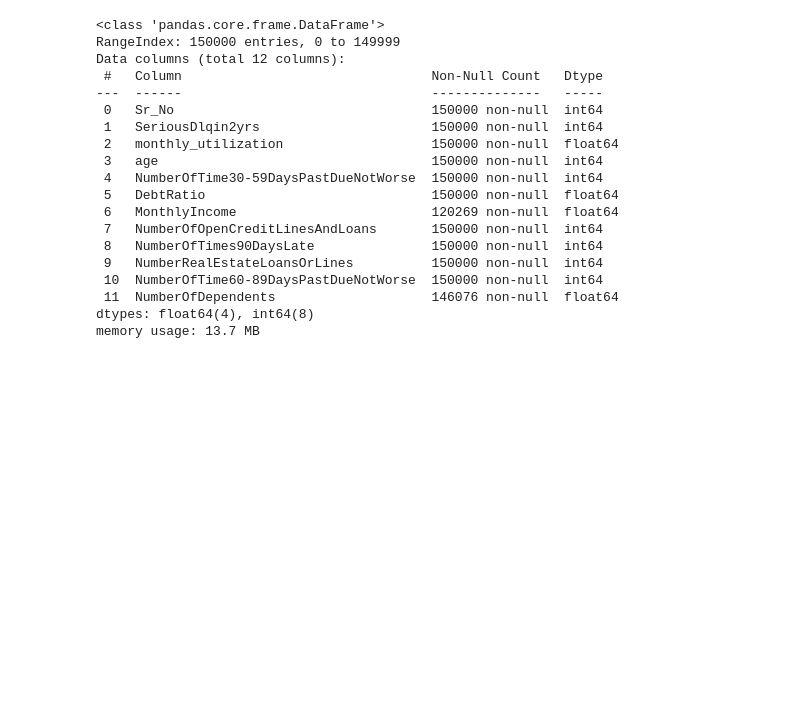
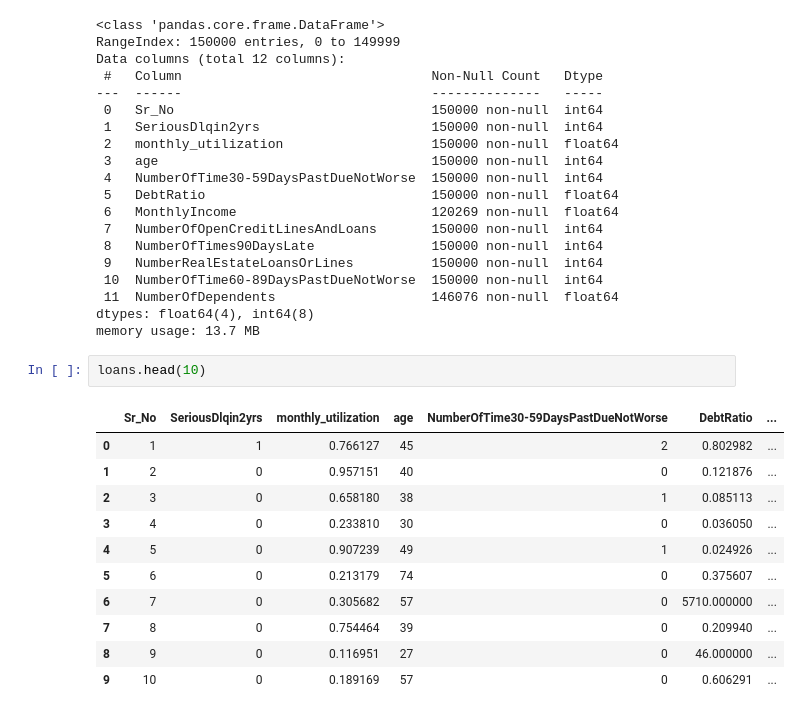
Before and after one commit to Sneha-sharma26/credit-risk-modeling, a Jupyter notebook: dataPreprocessing.ipynb, the cells around one changed output. Drawn from its saved outputs; the diff is of its cells as text; blank space fills up the shorter version.

```diff
--- a/dataPreprocessing.ipynb
+++ b/dataPreprocessing.ipynb
@@ -54,3 +54,17 @@ Data columns (total 12 columns):
  11  NumberOfDependents                    146076 non-null  float64
 dtypes: float64(4), int64(8)
 memory usage: 13.7 MB
+# %%
+loans.head(10)
+# %% [output]
+|  | Sr_No | SeriousDlqin2yrs | monthly_utilization | age | NumberOfTime30-59DaysPastDueNotWorse | DebtRatio | ... |
+| 0 | 1 | 1 | 0.766127 | 45 | 2 | 0.802982 | ... |
+| 1 | 2 | 0 | 0.957151 | 40 | 0 | 0.121876 | ... |
+| 2 | 3 | 0 | 0.658180 | 38 | 1 | 0.085113 | ... |
+| 3 | 4 | 0 | 0.233810 | 30 | 0 | 0.036050 | ... |
+| 4 | 5 | 0 | 0.907239 | 49 | 1 | 0.024926 | ... |
+| 5 | 6 | 0 | 0.213179 | 74 | 0 | 0.375607 | ... |
+| 6 | 7 | 0 | 0.305682 | 57 | 0 | 5710.000000 | ... |
+| 7 | 8 | 0 | 0.754464 | 39 | 0 | 0.209940 | ... |
+| 8 | 9 | 0 | 0.116951 | 27 | 0 | 46.000000 | ... |
+| 9 | 10 | 0 | 0.189169 | 57 | 0 | 0.606291 | ... |
```
Also changed, not shown: parts of 21 cells of this notebook.
